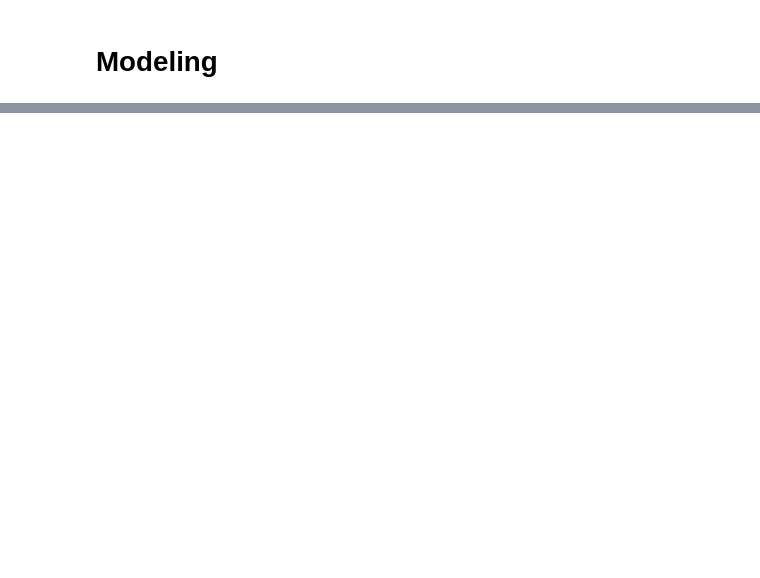
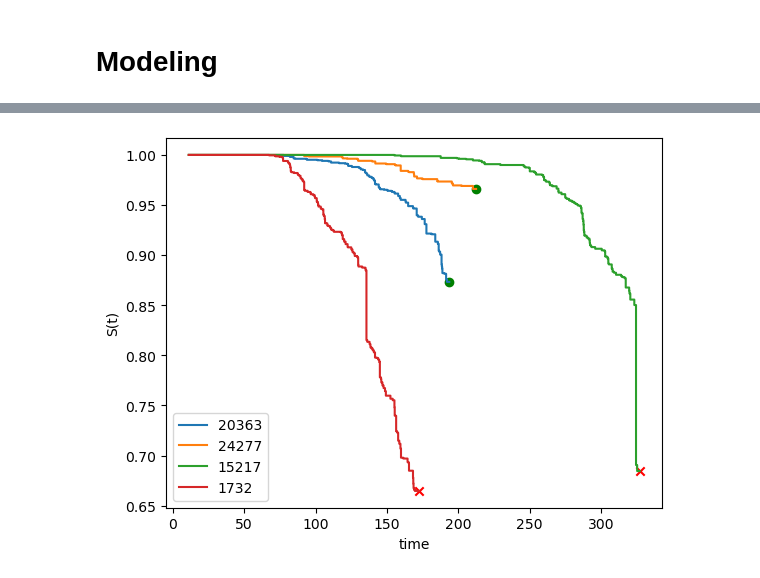
Before and after one commit to Alwaline/predictive_maintenance, a Jupyter notebook: notebooks/EDA.ipynb, the cells around one changed output, grey strips where cells are left out. Drawn from its saved outputs; the diff is of its cells as text; code cells hidden in the pictures; blank space fills up the shorter version.

```diff
--- a/notebooks/EDA.ipynb
+++ b/notebooks/EDA.ipynb
@@ -982,0 +1117,11 @@ df_operational_readouts_tr_full
+# %%
+model = RandomSurvivalForest(
+    n_estimators=100,
+    min_samples_leaf=10,
+    max_features="sqrt",
+    n_jobs=-1,
+    verbose=2,
+    random_state=42,
+)
+# %%
+model.fit(X, y)
@@ -982,0 +1167,17 @@ df_operational_readouts_tr_full
+# %%
+surv_func = model.predict_survival_function(X.loc[[20363, 24277, 15217, 1732]])
+
+for label, lim, fn, is_repair in zip(
+        [20363, 24277, 15217, 1732],
+        [193.6, 212.4, 327.0, 172.6],
+        surv_func,
+        [0, 0, 1, 1]
+):
+    data = fn.x[np.where(fn.x <= lim)]
+    plt.step(data, fn(data), label=label)
+    plt.scatter(data[-1], fn(data[-1]), marker=("o" if not is_repair else "x"), c=("green" if not is_repair else "red"))
+plt.xlabel("time")
+plt.ylabel("S(t)")
+plt.legend()
+plt.show()
+# %% [output]
@@ -982,0 +1187 @@ df_operational_readouts_tr_full
+[figure, added]
```
Also changed, not shown: parts of 28 cells of this notebook.
